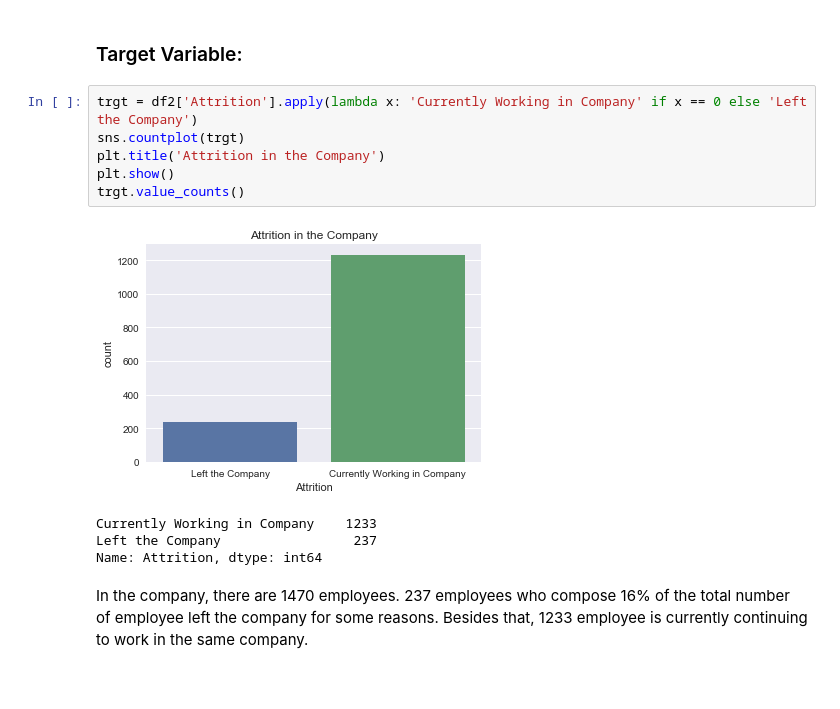
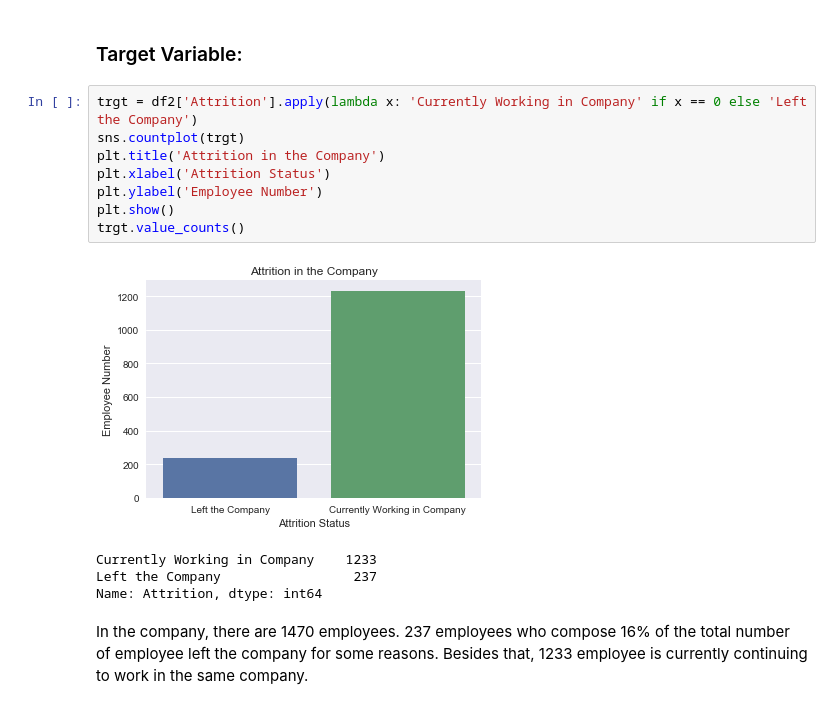
Before and after one commit to ShiningData/Capstone_Project-IBM_HR_Analytics, a Jupyter notebook: HR Analytics Employee Attrition and Performance.ipynb, the cells around one changed output. Saved outputs shown, nothing was run; the diff lists cells and outputs as text.

```diff
--- a/HR Analytics Employee Attrition and Performance.ipynb
+++ b/HR Analytics Employee Attrition and Performance.ipynb
@@ -329,11 +329,13 @@ Now, I will try to analyze visually the trends in how and why employees are quit
 # %%
 trgt = df2['Attrition'].apply(lambda x: 'Currently Working in Company' if x == 0 else 'Left the Company')
 sns.countplot(trgt)
 plt.title('Attrition in the Company')
+plt.xlabel('Attrition Status')
+plt.ylabel('Employee Number')
 plt.show()
 trgt.value_counts()
 # %% [output]
-[figure, old version]
+[figure, new version]
 Currently Working in Company    1233
 Left the Company                 237
 Name: Attrition, dtype: int64
```
Also changed, not shown: parts of 22 cells of this notebook.
